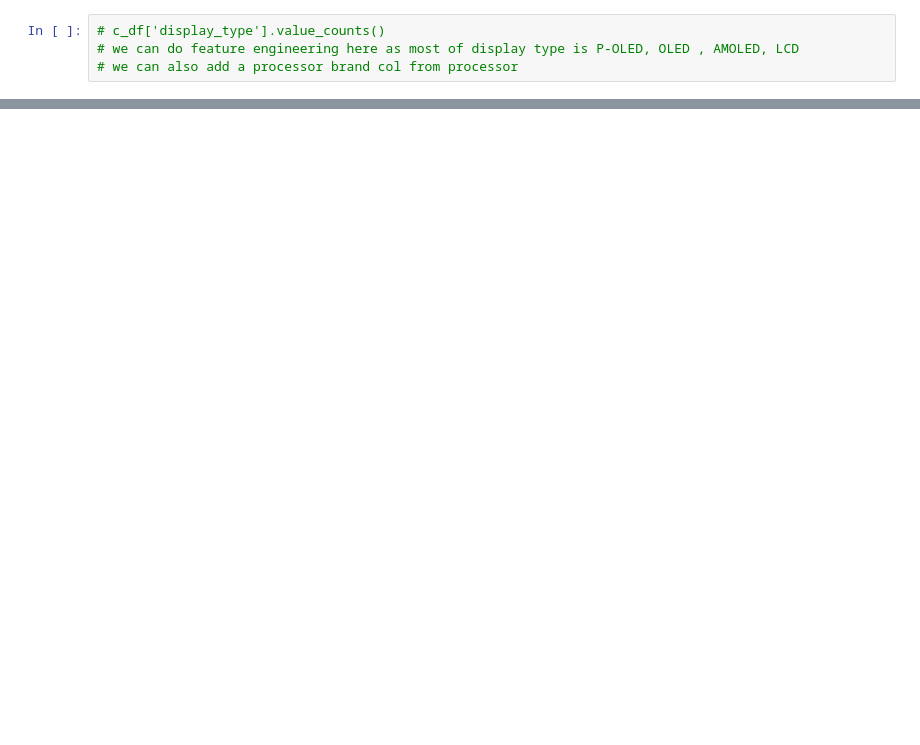
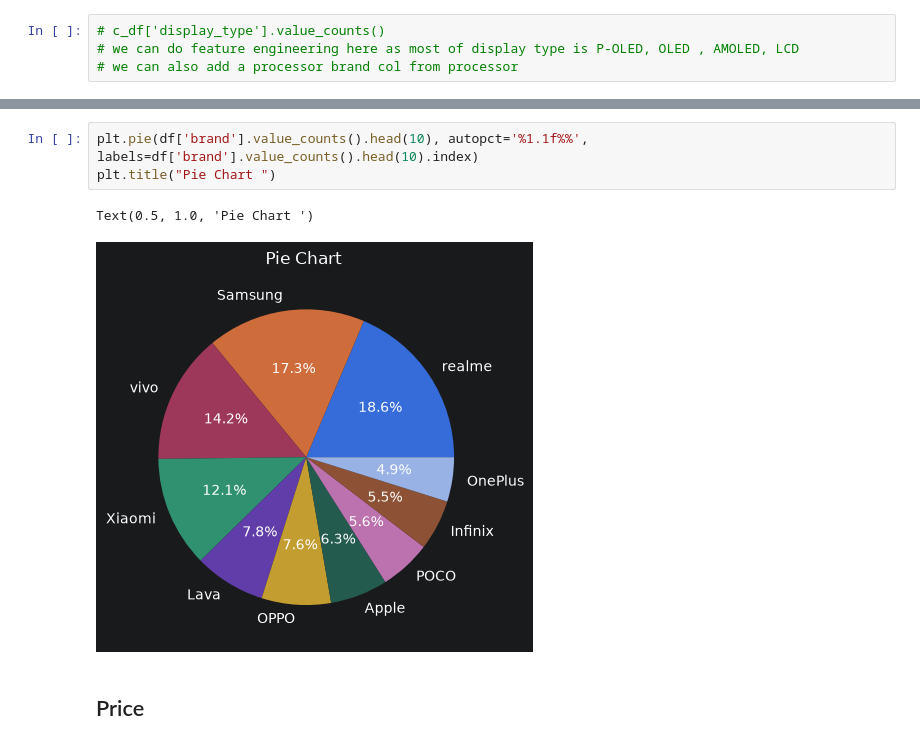
Before and after one commit to harshit00052/91-mobiles-smartphone-analysis, a Jupyter notebook: Analysis/EDA.ipynb, the cells around one changed output, grey strips where cells are left out. Saved outputs shown, nothing was run; the diff lists cells and outputs as text; blank space fills up the shorter version.

```diff
--- a/Analysis/EDA.ipynb
+++ b/Analysis/EDA.ipynb
@@ -80,0 +150,8 @@ Name: count, Length: 91, dtype: int64
+# %%
+plt.pie(df['brand'].value_counts().head(10), autopct='%1.1f%%', labels=df['brand'].value_counts().head(10).index)
+plt.title("Pie Chart ")
+# %% [output]
+Text(0.5, 1.0, 'Pie Chart ')
+[figure, added]
+# %% [markdown]
+## Price
```
Also changed, not shown: parts of 15 cells of this notebook, 2 other files.
